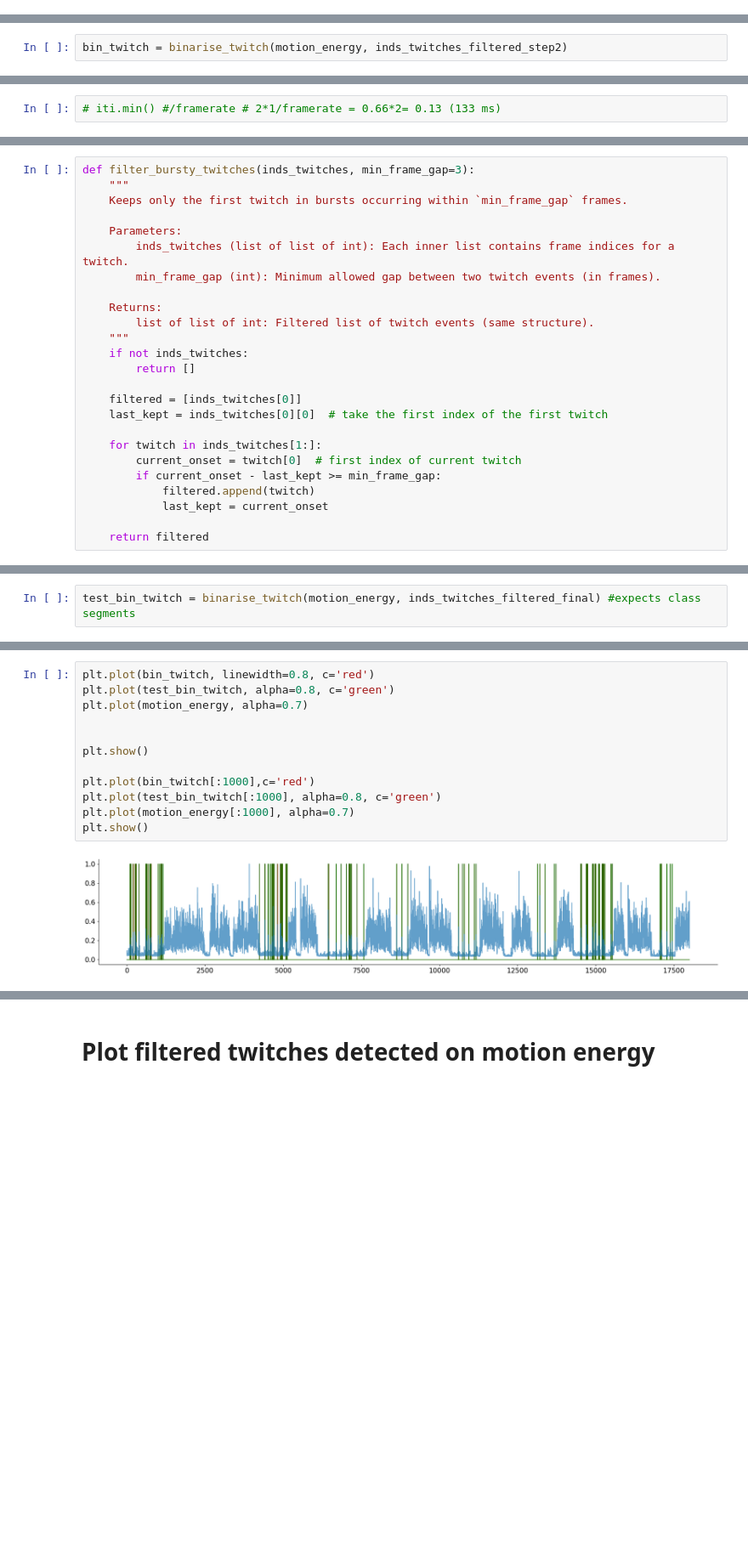
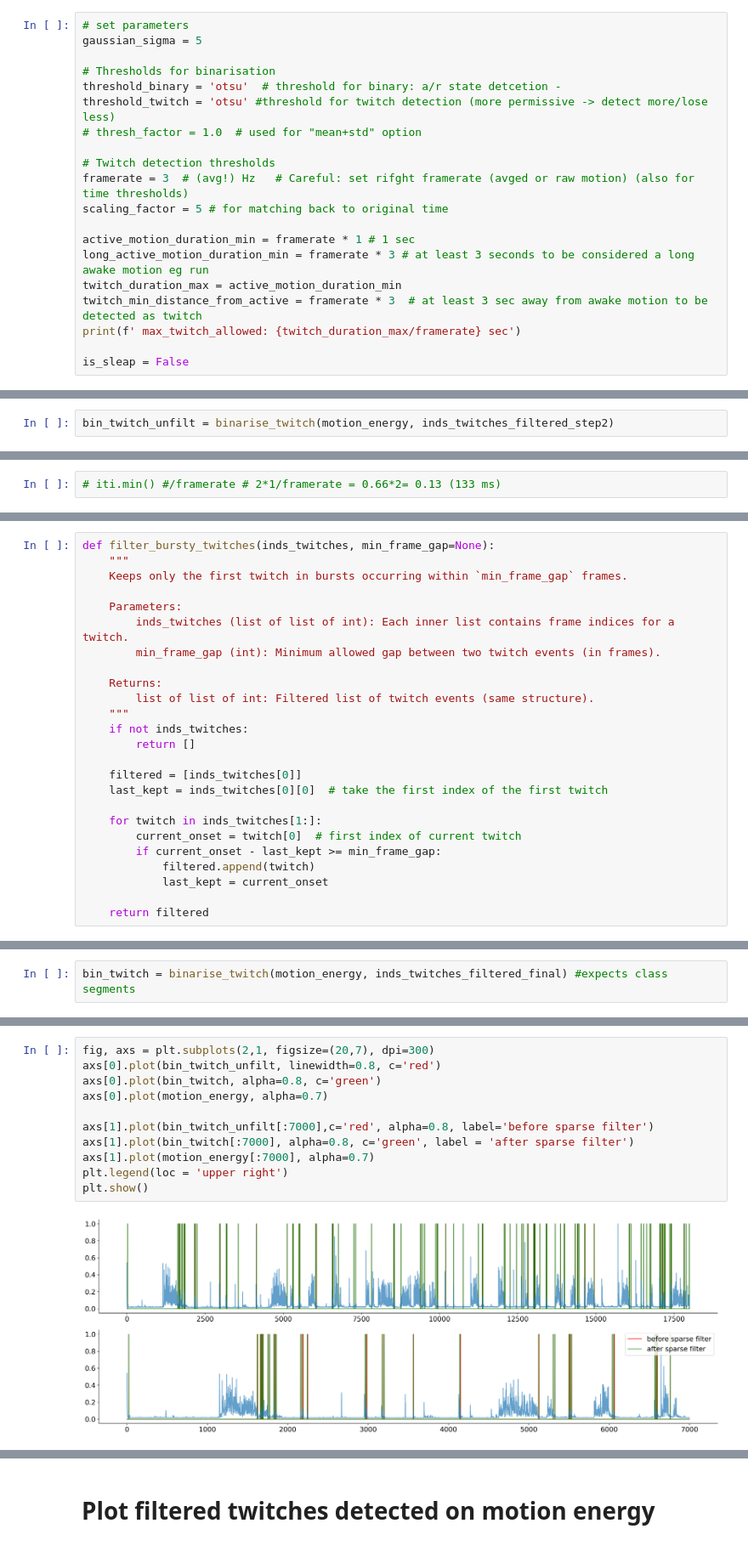
Before and after one commit to SofiaZang/Mousecraft, a Jupyter notebook: demo/building_state_and_twitch_detection_original.ipynb, the cells around one changed output, grey strips where cells are left out. Shown at 85% size. Cells and saved outputs as stored; diff of their text form; blank space fills up the shorter version.

```diff
--- a/demo/building_state_and_twitch_detection_original.ipynb
+++ b/demo/building_state_and_twitch_detection_original.ipynb
@@ -114,0 +99,20 @@ Loaded sz89_2024-06-06_a_analysis.csv
+# %%
+# set parameters
+gaussian_sigma = 5
+
+# Thresholds for binarisation
+threshold_binary = 'otsu'  # threshold for binary: a/r state detcetion -
+threshold_twitch = 'otsu' #threshold for twitch detection (more permissive -> detect more/lose less)
+# thresh_factor = 1.0  # used for "mean+std" option
+
+# Twitch detection thresholds
+framerate = 3  # (avg!) Hz   # Careful: set rifght framerate (avged or raw motion) (also for time thresholds)
+scaling_factor = 5 # for matching back to original time
+
+active_motion_duration_min = framerate * 1 # 1 sec
+long_active_motion_duration_min = framerate * 3 # at least 3 seconds to be considered a long awake motion eg run
+twitch_duration_max = active_motion_duration_min
+twitch_min_distance_from_active = framerate * 3  # at least 3 sec away from awake motion to be detected as twitch
+print(f' max_twitch_allowed: {twitch_duration_max/framerate} sec')
+
+is_sleap = False
@@ -609,5 +605,5 @@ def binarise_twitch(motion_energy, twitch_segments):
             print(f"Skipping out-of-bounds index: {idx}")
     return bin_twitch
 # %%
-bin_twitch = binarise_twitch(motion_energy, inds_twitches_filtered_step2)
+bin_twitch_unfilt = binarise_twitch(motion_energy, inds_twitches_filtered_step2)
 # %% [output]
@@ -749,5 +657,5 @@ plt.show()
 # %%
-def filter_bursty_twitches(inds_twitches, min_frame_gap=3):
+def filter_bursty_twitches(inds_twitches, min_frame_gap=None):
     """
     Keeps only the first twitch in bursts occurring within `min_frame_gap` frames.
 
@@ -784,3 +689,3 @@ len(inds_twitches_filtered_final) #5 frames is 0.3 s
 # %%
-test_bin_twitch = binarise_twitch(motion_energy, inds_twitches_filtered_final) #expects class segments
+bin_twitch = binarise_twitch(motion_energy, inds_twitches_filtered_final) #expects class segments
 # %% [output]
@@ -804,14 +716,13 @@ Assigning 1 at column 17443
 # %%
-plt.plot(bin_twitch, linewidth=0.8, c='red')
-plt.plot(test_bin_twitch, alpha=0.8, c='green')
-plt.plot(motion_energy, alpha=0.7)
+fig, axs = plt.subplots(2,1, figsize=(20,7), dpi=300)
+axs[0].plot(bin_twitch_unfilt, linewidth=0.8, c='red')
+axs[0].plot(bin_twitch, alpha=0.8, c='green')
+axs[0].plot(motion_energy, alpha=0.7)
 
-
+axs[1].plot(bin_twitch_unfilt[:7000],c='red', alpha=0.8, label='before sparse filter')
+axs[1].plot(bin_twitch[:7000], alpha=0.8, c='green', label = 'after sparse filter')
+axs[1].plot(motion_energy[:7000], alpha=0.7)
+plt.legend(loc = 'upper right')
 plt.show()
-
-plt.plot(bin_twitch[:1000],c='red')
-plt.plot(test_bin_twitch[:1000], alpha=0.8, c='green')
-plt.plot(motion_energy[:1000], alpha=0.7)
-plt.show()
 # %% [output]
-[figure, old version]
+[figure, new version]
```
Also changed, not shown: parts of 63 cells of this notebook, 1 other file.
